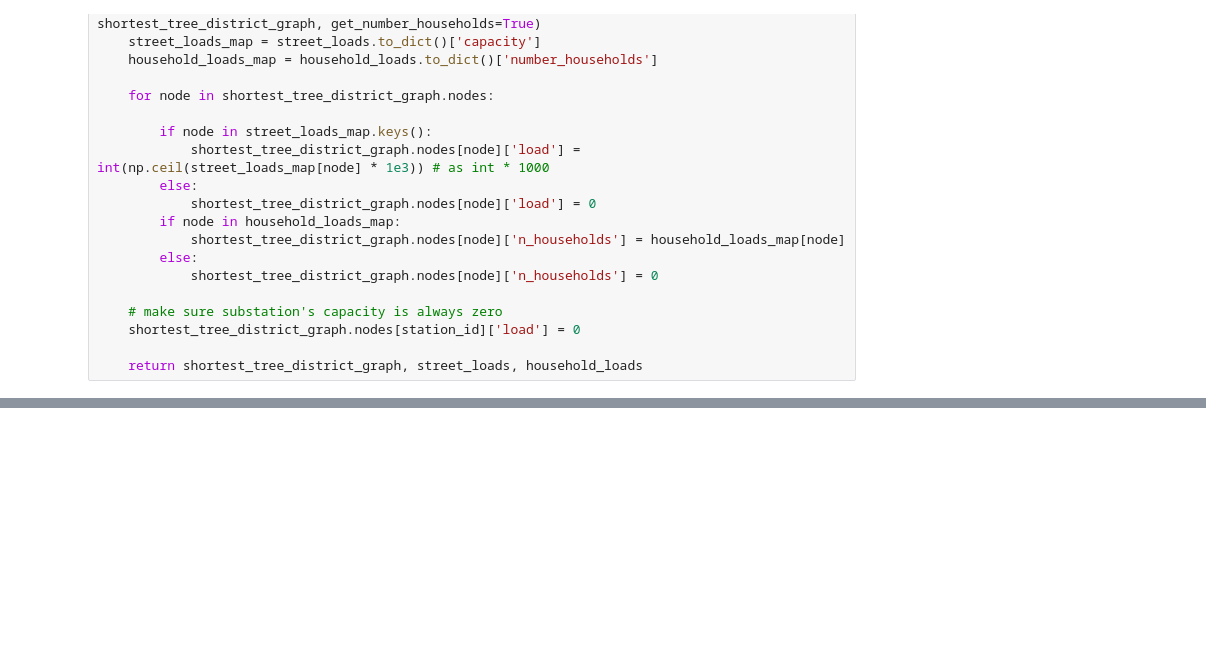
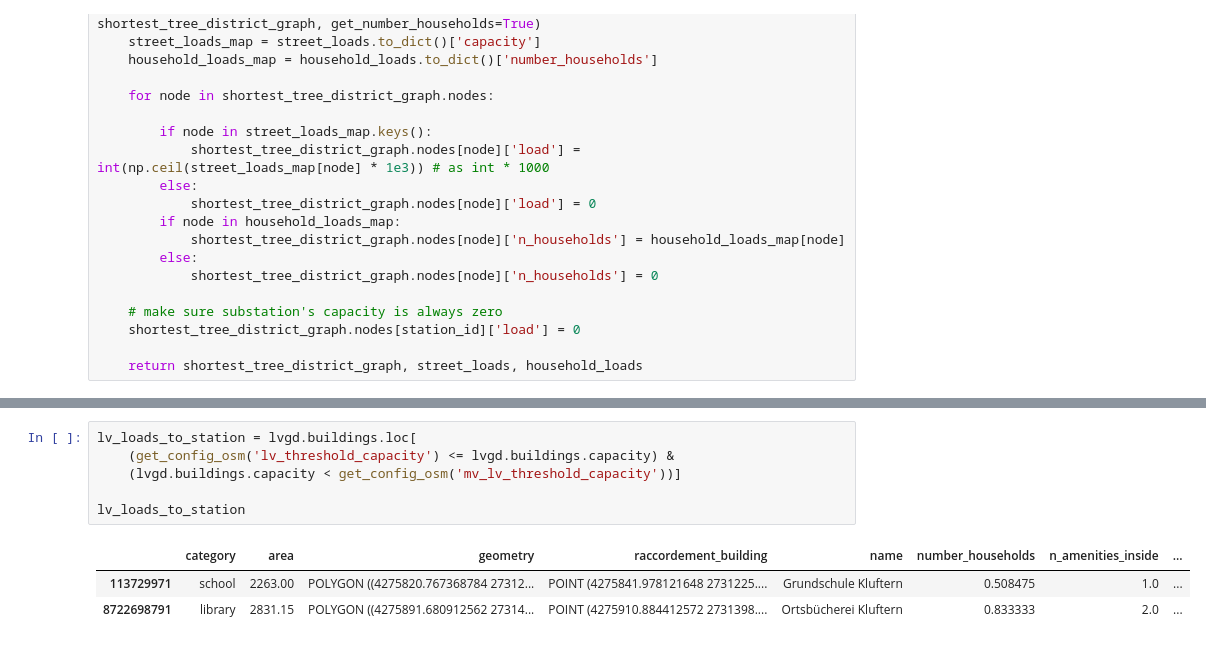
Before and after one commit to openego/ding0, a Jupyter notebook: ding0/0429_with_multiple_feeders.ipynb, the cells around one changed output, grey strips where cells are left out. Saved outputs shown, nothing was run; the diff lists cells and outputs as text; blank space fills up the shorter version.

```diff
--- a/ding0/0429_with_multiple_feeders.ipynb
+++ b/ding0/0429_with_multiple_feeders.ipynb
@@ -366,0 +387,10 @@ suitable_cables_stub
+# %%
+lv_loads_to_station = lvgd.buildings.loc[
+    (get_config_osm('lv_threshold_capacity') <= lvgd.buildings.capacity) &
+    (lvgd.buildings.capacity < get_config_osm('mv_lv_threshold_capacity'))]
+
+lv_loads_to_station
+# %% [output]
+|  | category | area | geometry | raccordement_building | name | number_households | n_amenities_inside | ... |
+| 113729971 | school | 2263.00 | POLYGON ((4275820.767368784 27312... | POINT (4275841.978121648 2731225.... | Grundschule Kluftern | 0.508475 | 1.0 | ... |
+| 8722698791 | library | 2831.15 | POLYGON ((4275891.680912562 27314... | POINT (4275910.884412572 2731398.... | Ortsbücherei Kluftern | 0.833333 | 2.0 | ... |
```
Also changed, not shown: parts of 22 cells of this notebook, 2 other files.
